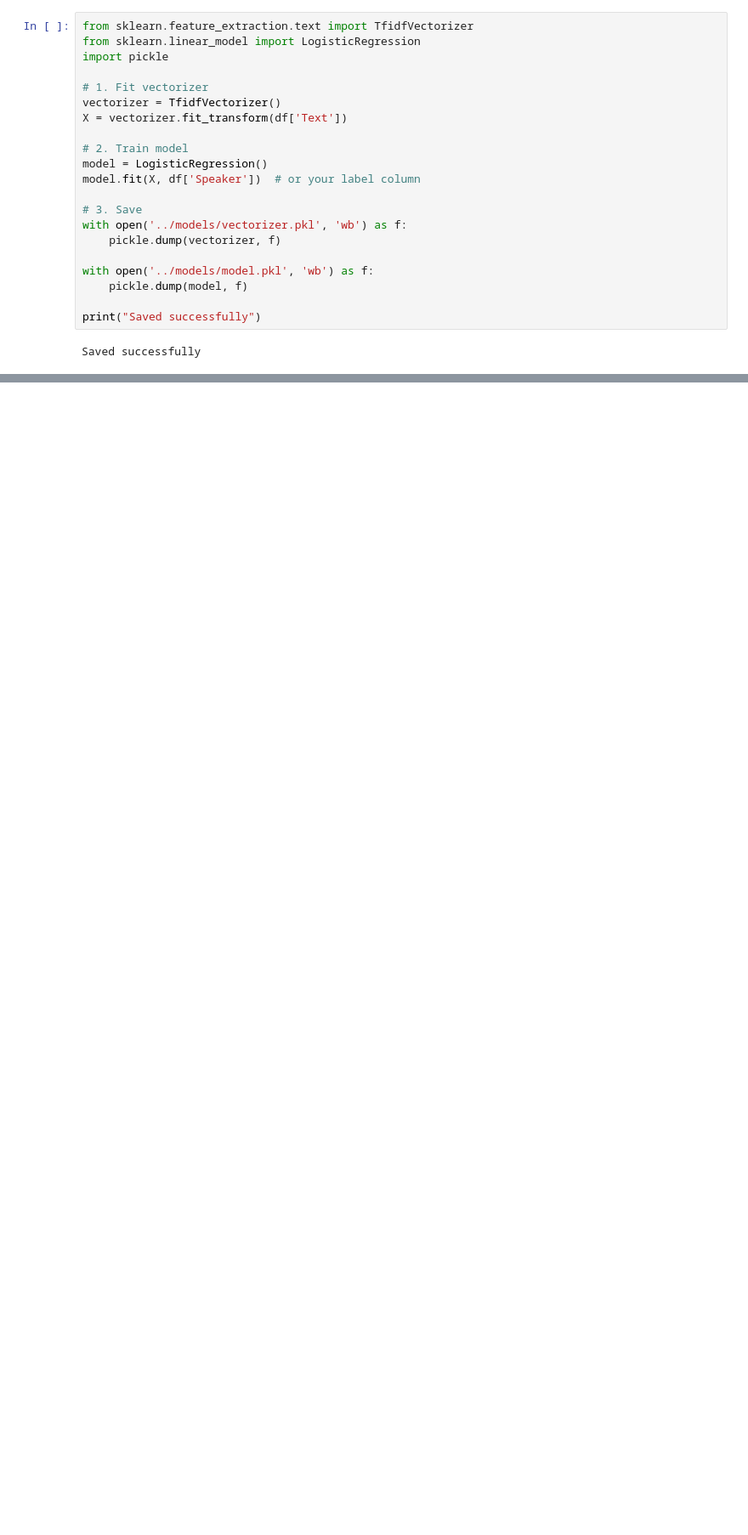
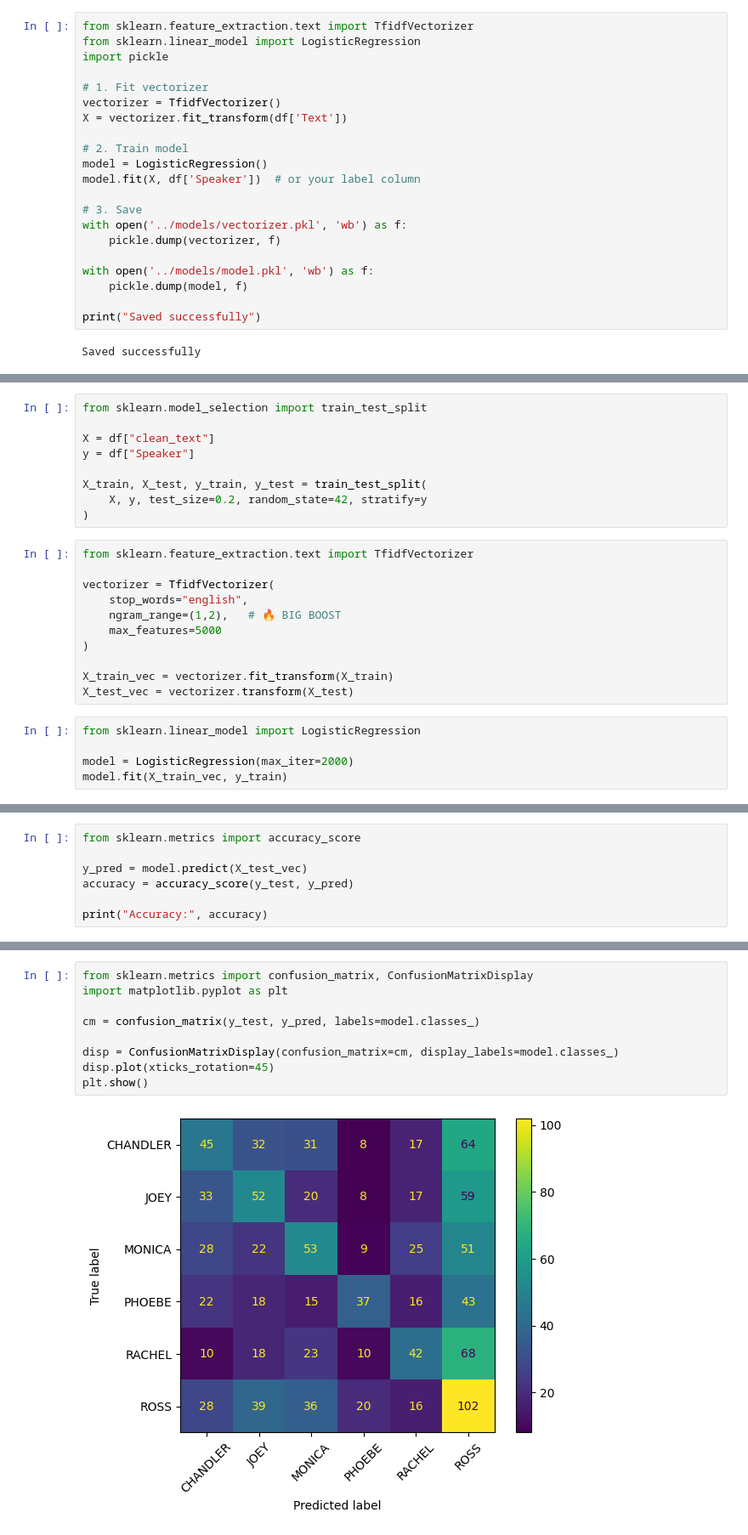
Before and after one commit to alirida8852/friends-nlp-project, a Jupyter notebook: notebooks/eda_and_model.ipynb, the cells around one changed output, grey strips where cells are left out. Shown at 85% size. Saved outputs shown, nothing was run; the diff lists cells and outputs as text; blank space fills up the shorter version.

```diff
--- a/notebooks/eda_and_model.ipynb
+++ b/notebooks/eda_and_model.ipynb
@@ -237,0 +288,25 @@ Saved successfully
+# %%
+from sklearn.model_selection import train_test_split
+
+X = df["clean_text"]
+y = df["Speaker"]
+
+X_train, X_test, y_train, y_test = train_test_split(
+    X, y, test_size=0.2, random_state=42, stratify=y
+)
+# %%
+from sklearn.feature_extraction.text import TfidfVectorizer
+
+vectorizer = TfidfVectorizer(
+    stop_words="english",
+    ngram_range=(1,2),   # 🔥 BIG BOOST
+    max_features=5000
+)
+
+X_train_vec = vectorizer.fit_transform(X_train)
+X_test_vec = vectorizer.transform(X_test)
+# %%
+from sklearn.linear_model import LogisticRegression
+
+model = LogisticRegression(max_iter=2000)
+model.fit(X_train_vec, y_train)
@@ -237,0 +315,7 @@ Saved successfully
+# %%
+from sklearn.metrics import accuracy_score
+
+y_pred = model.predict(X_test_vec)
+accuracy = accuracy_score(y_test, y_pred)
+
+print("Accuracy:", accuracy)
@@ -237,0 +324,11 @@ Saved successfully
+# %%
+from sklearn.metrics import confusion_matrix, ConfusionMatrixDisplay
+import matplotlib.pyplot as plt
+
+cm = confusion_matrix(y_test, y_pred, labels=model.classes_)
+
+disp = ConfusionMatrixDisplay(confusion_matrix=cm, display_labels=model.classes_)
+disp.plot(xticks_rotation=45)
+plt.show()
+# %% [output]
+[figure, added]
```
Also changed, not shown: parts of 29 cells of this notebook, 3 other files.
